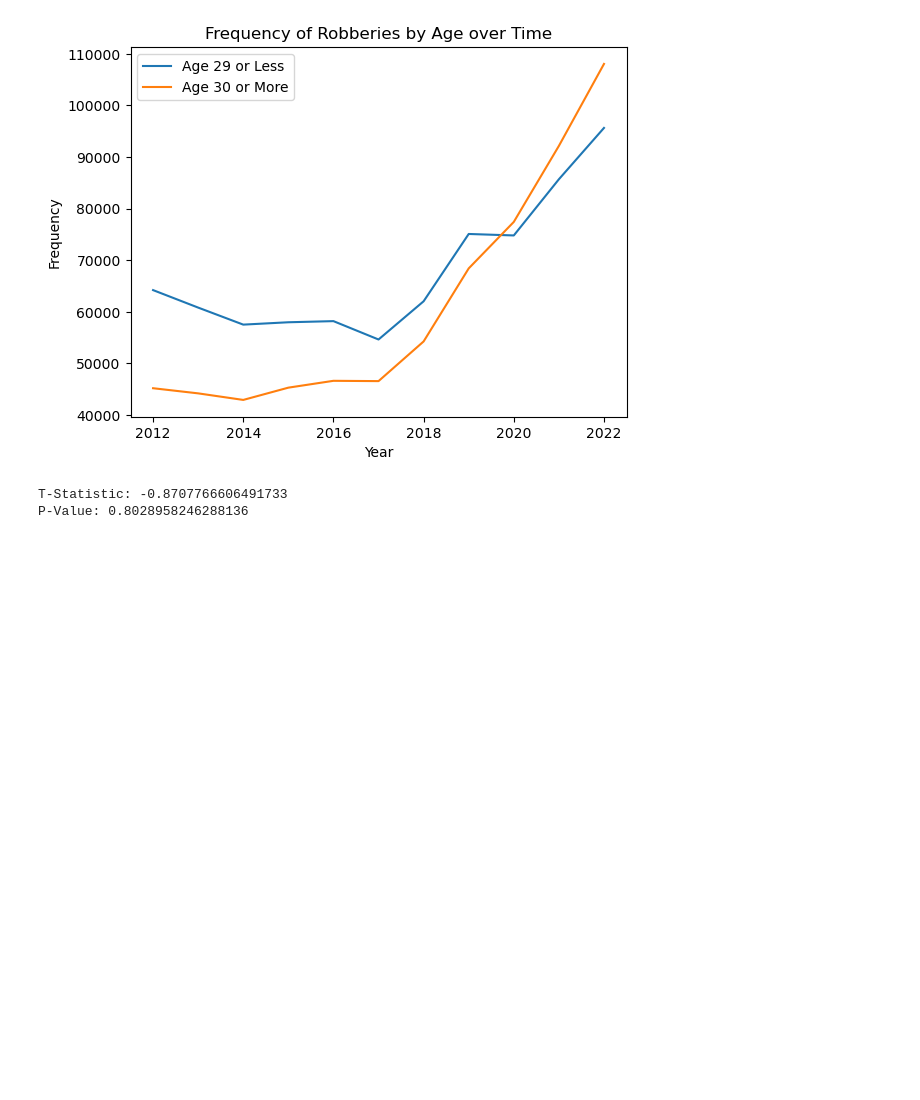
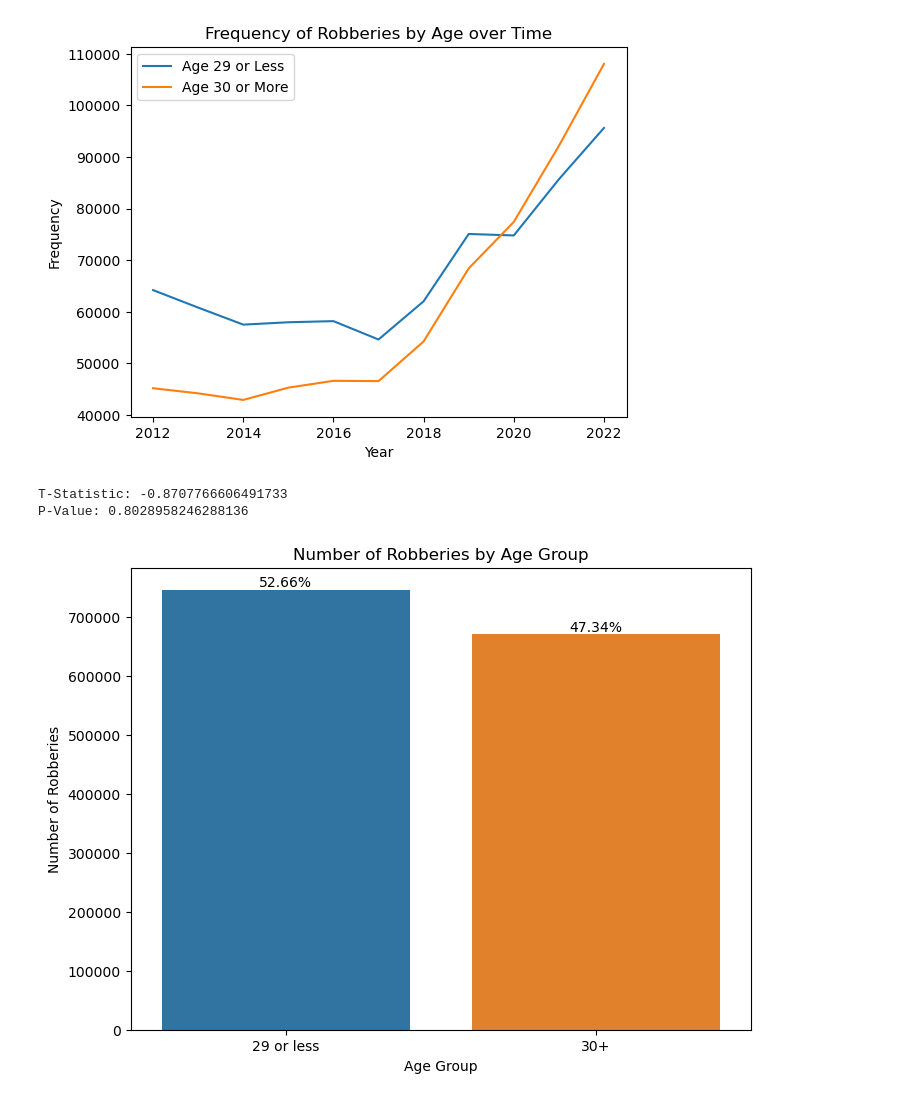
Before and after one commit to Ind-E/Python-Crime, a Jupyter notebook: crime.ipynb, the cells around one changed output. Cells and saved outputs as stored; diff of their text form; code cells hidden in the pictures; blank space fills up the shorter version.

```diff
--- a/crime.ipynb
+++ b/crime.ipynb
@@ -60,12 +60,12 @@ states = ["AK", "AL", "AR", "AZ", "CA", "CO", "CT", "DE", "FL", "GA", "HI", "IA"
     "OR", "PA", "RI", "SC", "SD", "TN", "TX", "UT", "VA", "VT", "WA", "WI",
     "WV", "WY"]
 
-for i in states:
-    link = link1 + i + link2
+for state in states:
+    link = link1 + state + link2
     response = requests.get(link)
     if response.status_code == 200:
         link = response.json()
-        crimescene[f'{i}'] = (pd.Series(link.get('victim').get('location')))
+        crimescene[f'{state}'] = (pd.Series(link.get('victim').get('location')))
     else:
         print(f"Error: {response.status_code}")
 
@@ -81,6 +81,6 @@ def index_common(crimescene, n=1):
     return nth_common
 
 commoncrimescene = index_common(crimescene, 1).reset_index()
-commoncrimescene.columns = ['State', 'MostCommonCrimeScene']
+commoncrimescene.columns = ['MostCommonCrimeScene', 'State']
 
 print(commoncrimescene)
@@ -279,3 +369,33 @@ print(f"P-Value: {p_value}")
 # %% [output]
 T-Statistic: -0.8707766606491733
 P-Value: 0.8028958246288136
+# %%
+sum_30_plus = sum(list(age_30_plus.values()))
+sum_29_or_less = sum(list(age_29_or_less.values()))
+
+total_sum = sum_30_plus + sum_29_or_less
+
+prop_30_plus = sum_30_plus / total_sum
+prop_29_or_less = sum_29_or_less / total_sum
+
+data = {
+    'Age Group': ['29 or less', '30+'],
+    'Actuals': [sum_29_or_less, sum_30_plus],
+    'Proportion of Robberies': [prop_29_or_less, prop_30_plus]
+}
+df = pd.DataFrame(data)
+
+plt.figure(figsize=(8, 6))
+ax = sns.barplot(x='Age Group', y='Actuals', data=df, hue='Age Group')
+
+for state, row in df.iterrows():
+    ax.text(state, row['Actuals'] + 5000.0,
+            f"{row['Proportion of Robberies']:.2%}", ha='center')
+
+plt.xlabel('Age Group')
+plt.ylabel('Number of Robberies')
+plt.title('Number of Robberies by Age Group')
+
+plt.show()
+# %% [output]
+[figure, added]
```
Also changed, not shown: parts of 9 cells of this notebook, 1 other file.
